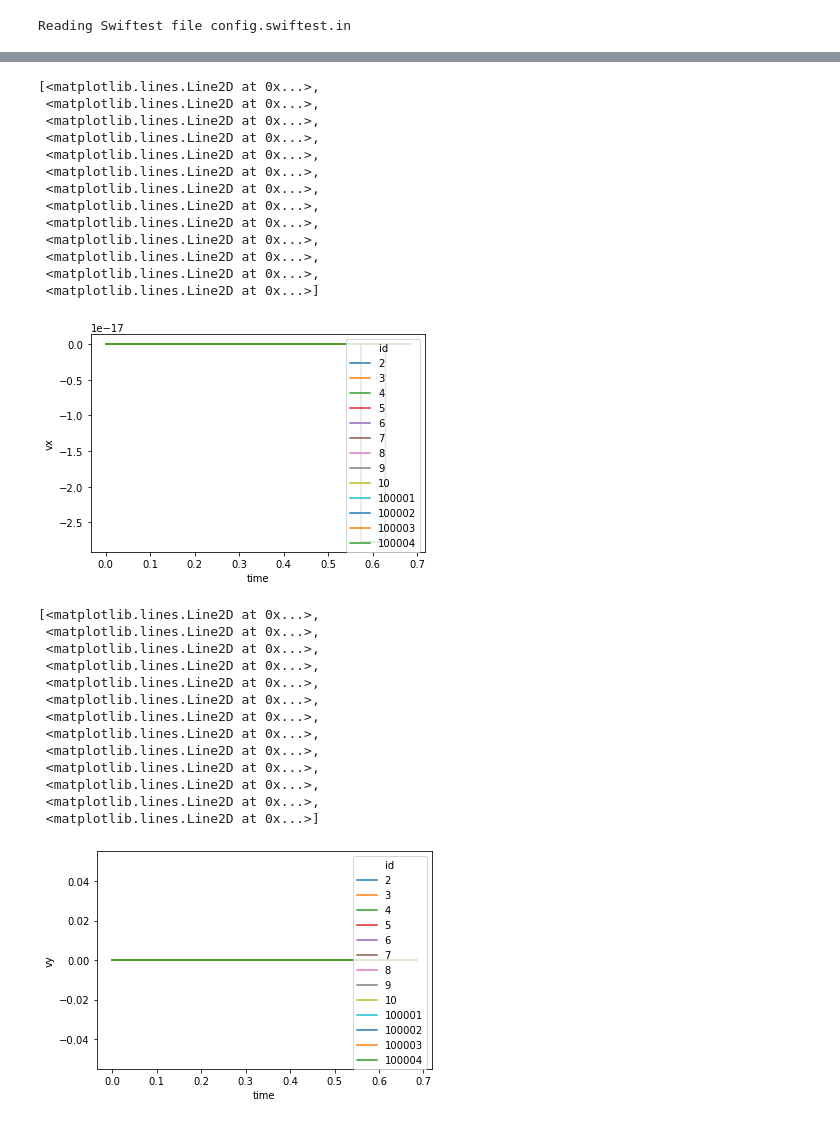
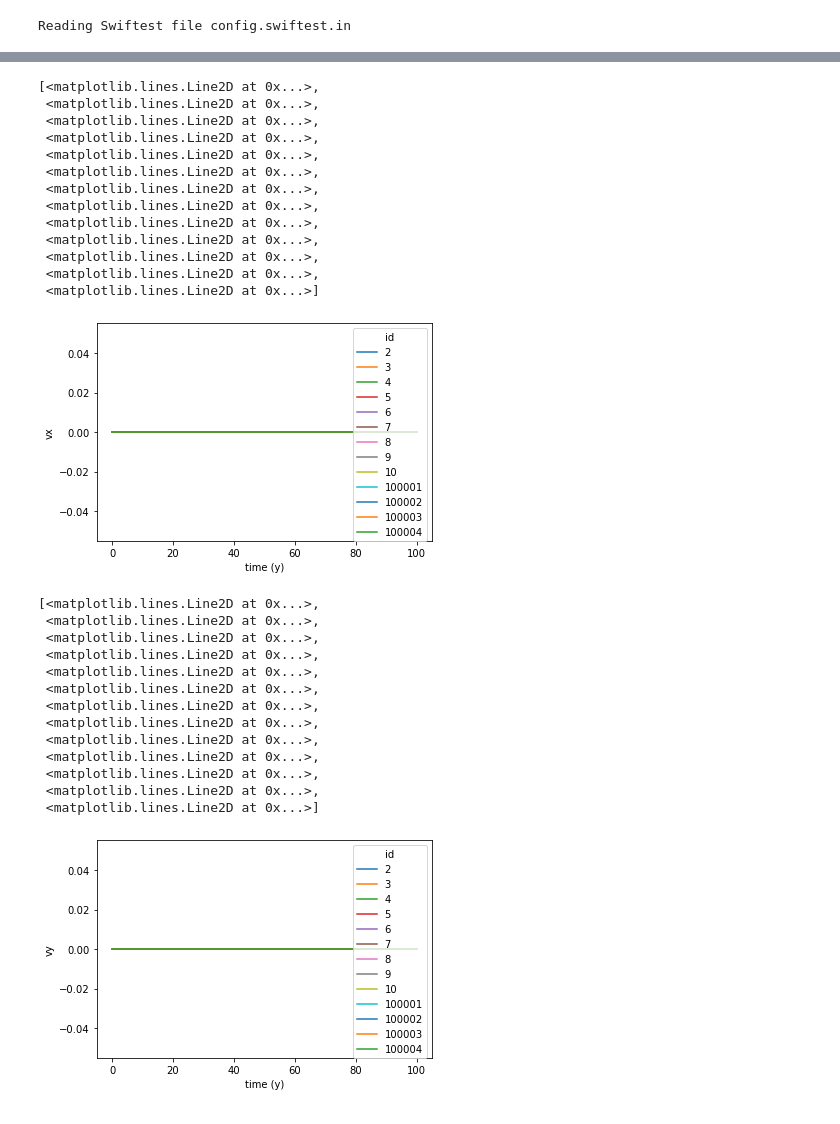
Before and after one commit to MintonGroup/swiftest, a Jupyter notebook: examples/whm_swifter_comparison/whm_swiftest_vs_swifter.ipynb, the cells around one changed output, grey strips where cells are left out. Cells and saved outputs as stored; diff of their text form; code cells hidden in the pictures.

```diff
--- a/examples/whm_swifter_comparison/whm_swiftest_vs_swifter.ipynb
+++ b/examples/whm_swifter_comparison/whm_swiftest_vs_swifter.ipynb
@@ -38 +21,3 @@ Data variables:
+# %%
+swiftdiff = swiftdiff.rename({'time' : 'time (y)'})
 # %%
@@ -77,22 +74,22 @@ swiftdiff.sel(id=4)['pz'].plot.line(x="time")
 # %%
-swiftdiff['vx'].plot.line(x="time")
+swiftdiff['vx'].plot.line(x="time (y)")
 # %% [output]
 [<matplotlib.lines.Line2D at 0x...>,
  <matplotlib.lines.Line2D at 0x...>,
  <matplotlib.lines.Line2D at 0x...>,
  <matplotlib.lines.Line2D at 0x...>,
  <matplotlib.lines.Line2D at 0x...>,
  <matplotlib.lines.Line2D at 0x...>,
  <matplotlib.lines.Line2D at 0x...>,
  <matplotlib.lines.Line2D at 0x...>,
  <matplotlib.lines.Line2D at 0x...>,
  <matplotlib.lines.Line2D at 0x...>,
  <matplotlib.lines.Line2D at 0x...>,
  <matplotlib.lines.Line2D at 0x...>,
  <matplotlib.lines.Line2D at 0x...>]
-[figure, old version]
+[figure, new version]
 # %%
-swiftdiff['vy'].plot.line(x="time")
+swiftdiff['vy'].plot.line(x="time (y)")
 # %% [output]
 [<matplotlib.lines.Line2D at 0x...>,
  <matplotlib.lines.Line2D at 0x...>,
@@ -107,5 +104,5 @@ swiftdiff['vy'].plot.line(x="time")
  <matplotlib.lines.Line2D at 0x...>,
  <matplotlib.lines.Line2D at 0x...>,
  <matplotlib.lines.Line2D at 0x...>]
-[figure, old version]
+[figure, new version]
 # %%
```
Also changed, not shown: parts of 5 cells of this notebook, 8 other files.
